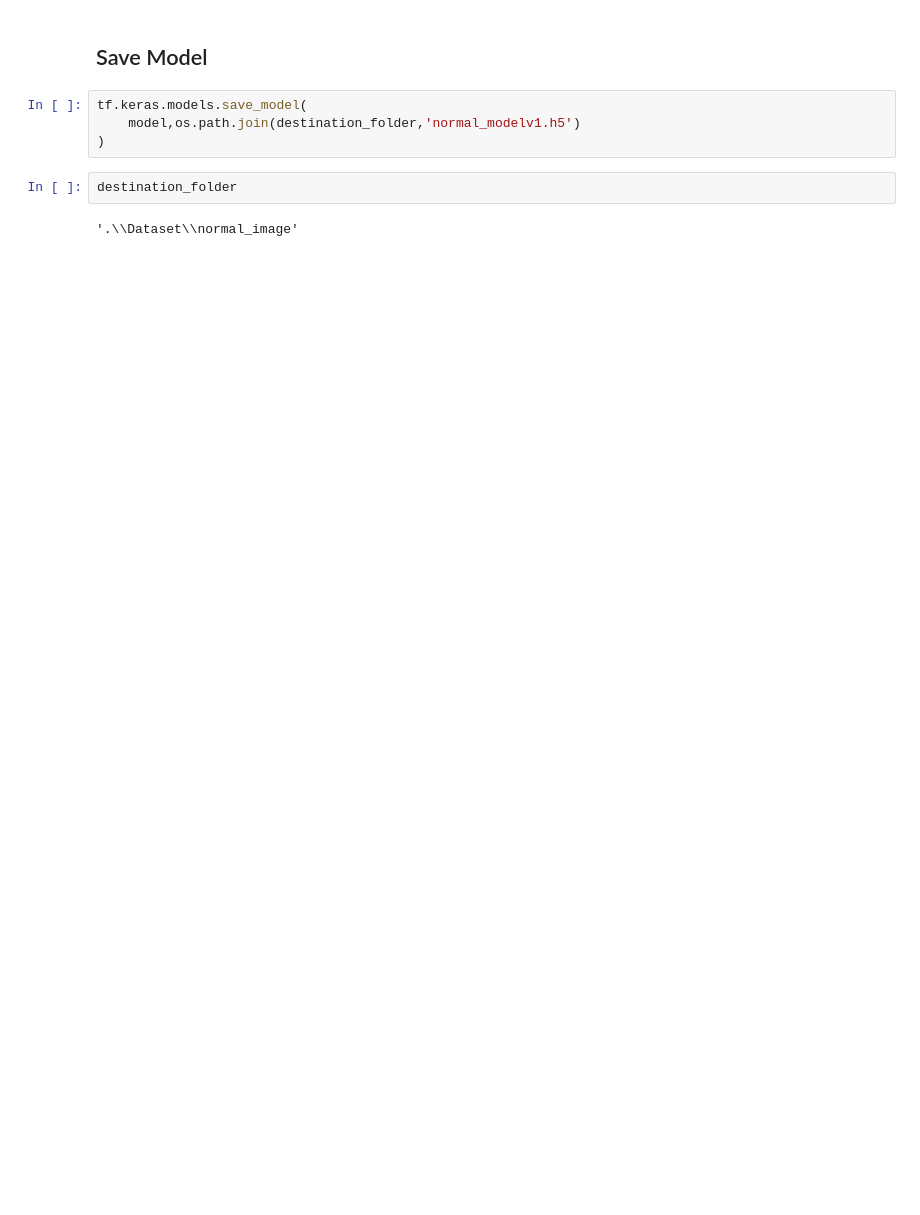
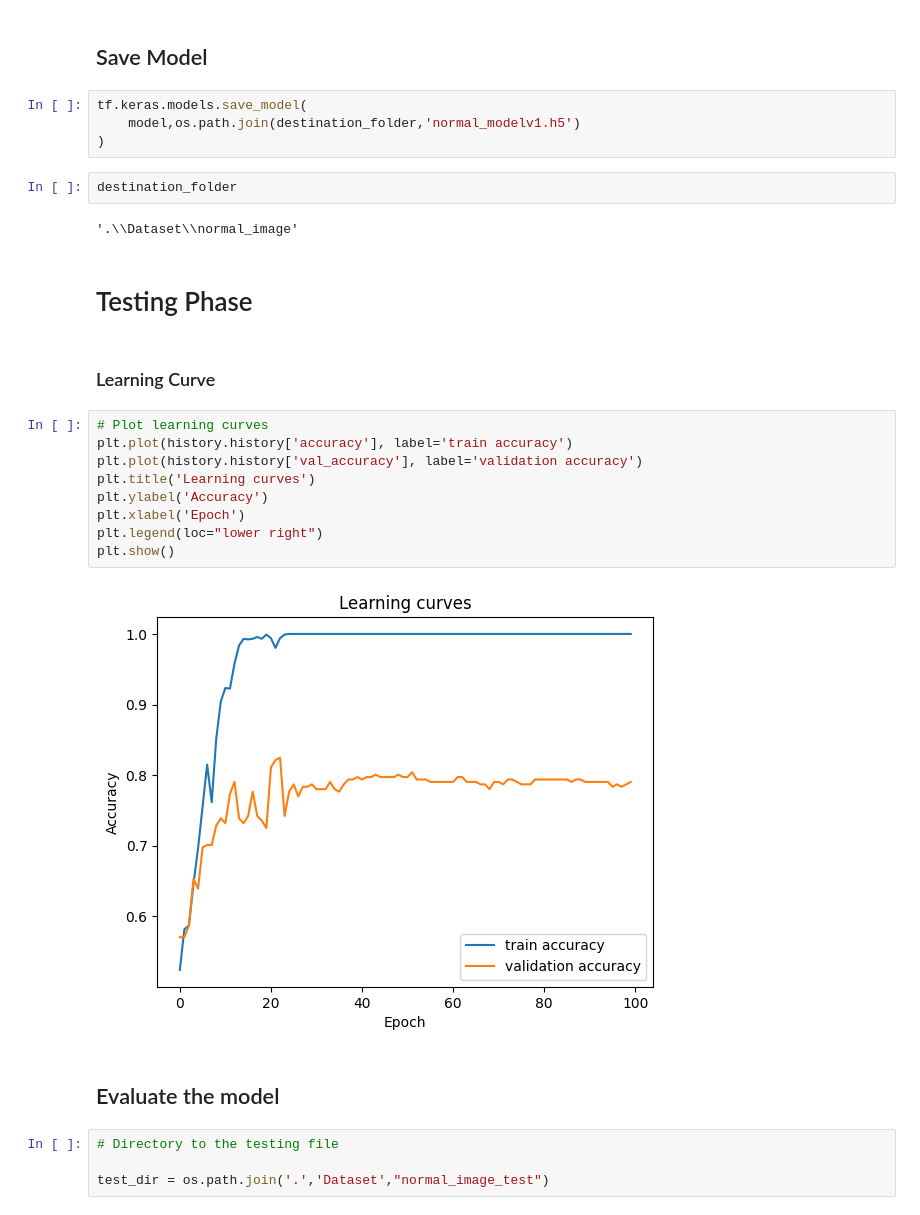
Before and after one commit to uchiharon/Kidney_Stone_Diagnosis_with_CNN_and_VAE, a Jupyter notebook: normal_classifier.ipynb, the cells around one changed output. Saved outputs shown, nothing was run; the diff lists cells and outputs as text; blank space fills up the shorter version.

Commit message:
Evaluated the normal image models

```diff
--- a/normal_classifier.ipynb
+++ b/normal_classifier.ipynb
@@ -159,3 +214,24 @@ tf.keras.models.save_model(
 destination_folder
 # %% [output]
 '.\\Dataset\\normal_image'
+# %% [markdown]
+# Testing Phase
+# %% [markdown]
+### Learning Curve
+# %%
+# Plot learning curves
+plt.plot(history.history['accuracy'], label='train accuracy')
+plt.plot(history.history['val_accuracy'], label='validation accuracy')
+plt.title('Learning curves')
+plt.ylabel('Accuracy')
+plt.xlabel('Epoch')
+plt.legend(loc="lower right")
+plt.show()
+# %% [output]
+[figure, added]
+# %% [markdown]
+## Evaluate the model
+# %%
+# Directory to the testing file
+
+test_dir = os.path.join('.','Dataset',"normal_image_test")
```
Also changed, not shown: parts of 11 cells of this notebook, 3 other files.
